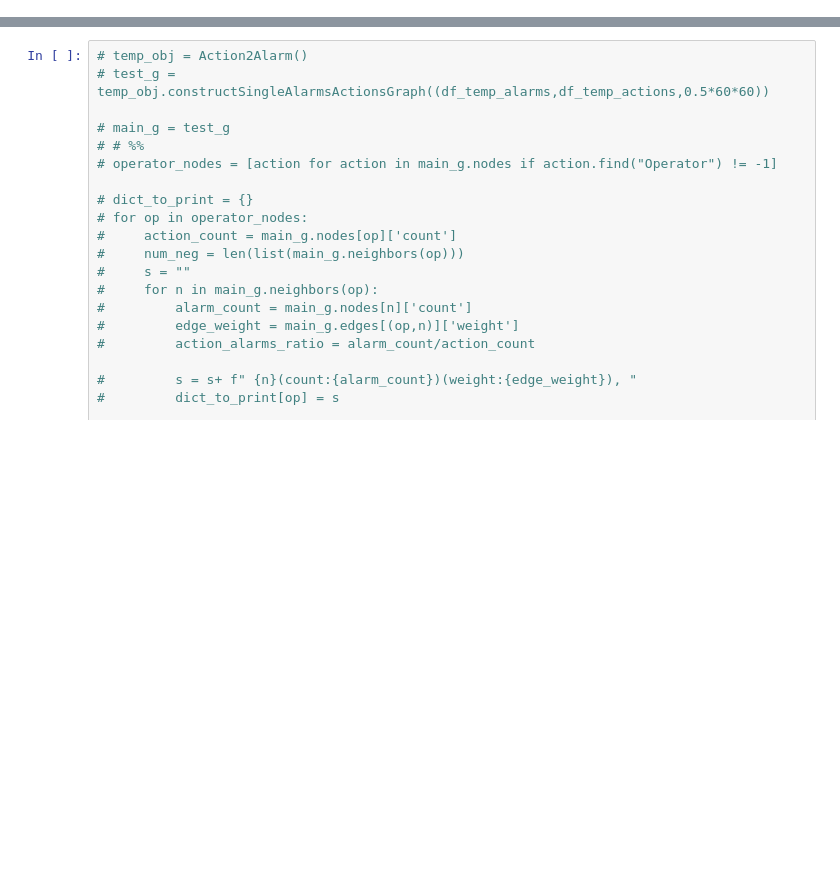
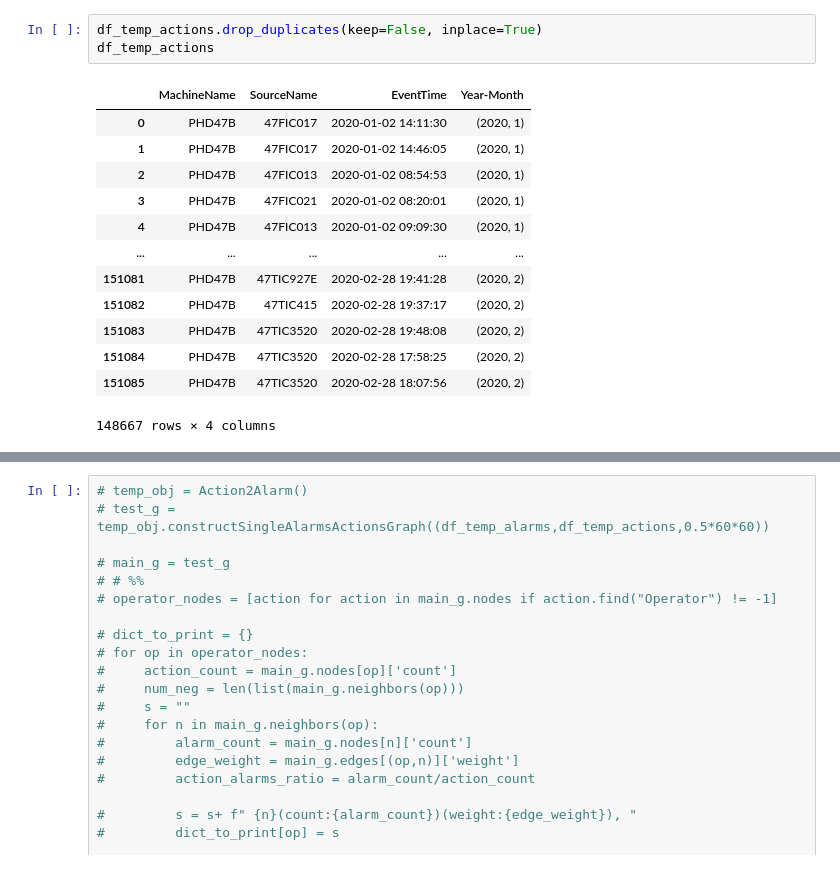
Before and after one commit to warisgill/tupras-analysis, a Jupyter notebook: main_analysis/s2_op_actions/op_action_alarm.ipynb, the cells around one changed output, grey strips where cells are left out. Drawn from its saved outputs; the diff is of its cells as text; blank space fills up the shorter version.

```diff
--- a/main_analysis/s2_op_actions/op_action_alarm.ipynb
+++ b/main_analysis/s2_op_actions/op_action_alarm.ipynb
@@ -228,0 +205,17 @@ memory usage: 955.8+ MB
+# %%
+df_temp_actions.drop_duplicates(keep=False, inplace=True)
+df_temp_actions
+# %% [output]
+|  | MachineName | SourceName | EventTime | Year-Month |
+| 0 | PHD47B | 47FIC017 | 2020-01-02 14:11:30 | (2020, 1) |
+| 1 | PHD47B | 47FIC017 | 2020-01-02 14:46:05 | (2020, 1) |
+| 2 | PHD47B | 47FIC013 | 2020-01-02 08:54:53 | (2020, 1) |
+| 3 | PHD47B | 47FIC021 | 2020-01-02 08:20:01 | (2020, 1) |
+| 4 | PHD47B | 47FIC013 | 2020-01-02 09:09:30 | (2020, 1) |
+| ... | ... | ... | ... | ... |
+| 151081 | PHD47B | 47TIC927E | 2020-02-28 19:41:28 | (2020, 2) |
+| 151082 | PHD47B | 47TIC415 | 2020-02-28 19:37:17 | (2020, 2) |
+| 151083 | PHD47B | 47TIC3520 | 2020-02-28 19:48:08 | (2020, 2) |
+| 151084 | PHD47B | 47TIC3520 | 2020-02-28 17:58:25 | (2020, 2) |
+| 151085 | PHD47B | 47TIC3520 | 2020-02-28 18:07:56 | (2020, 2) |
+148667 rows × 4 columns
```
Also changed, not shown: parts of 21 cells of this notebook, 1 other file.
